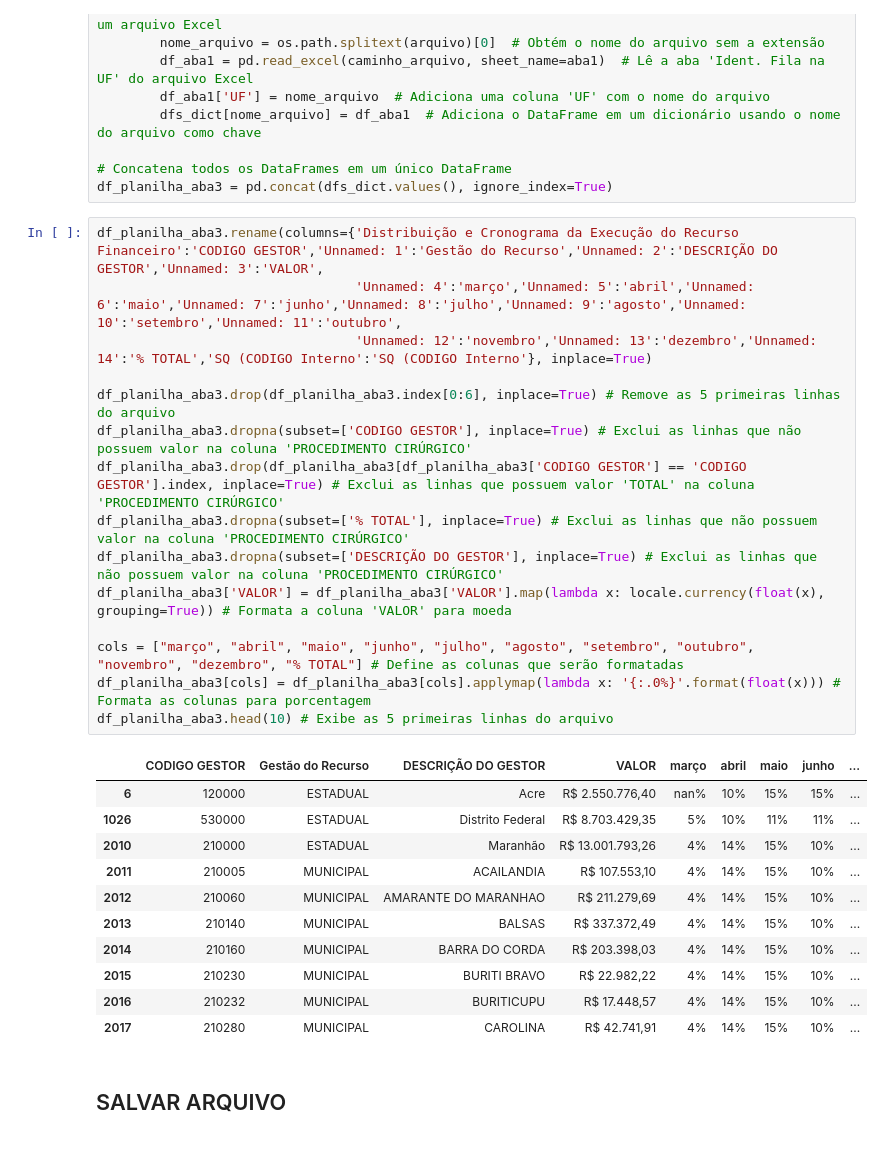
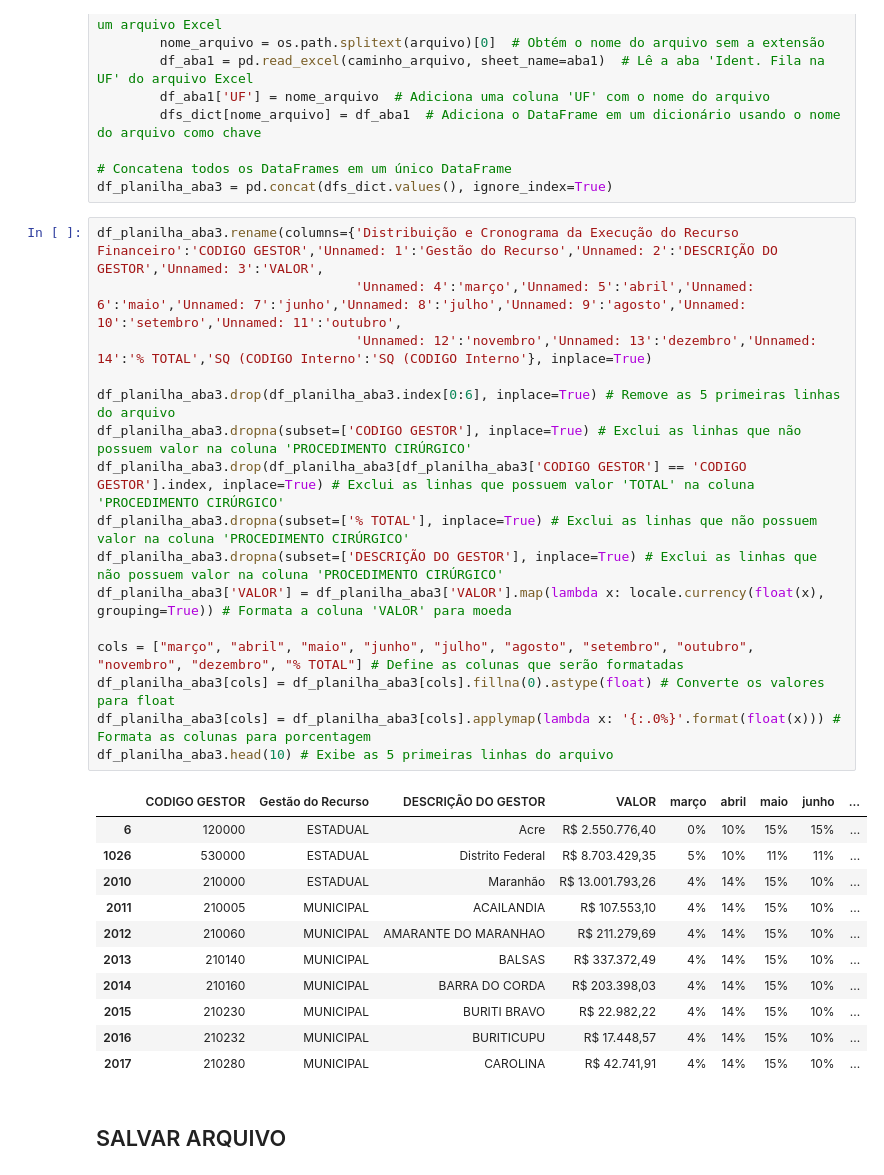
Before and after one commit to otavioaugust1/CONSOLIDACAO_PORTARIA_90, a Jupyter notebook: consolidar.ipynb, the cells around one changed output. Cells and saved outputs as stored; diff of their text form.

```diff
--- a/consolidar.ipynb
+++ b/consolidar.ipynb
@@ -147,21 +147,22 @@ df_planilha_aba3 = pd.concat(dfs_dict.values(), ignore_index=True)
 # %%
 df_planilha_aba3.rename(columns={'Distribuição e Cronograma da Execução do Recurso Financeiro':'CODIGO GESTOR','Unnamed: 1':'Gestão do Recurso','Unnamed: 2':'DESCRIÇÃO DO GESTOR','Unnamed: 3':'VALOR',
                                  'Unnamed: 4':'março','Unnamed: 5':'abril','Unnamed: 6':'maio','Unnamed: 7':'junho','Unnamed: 8':'julho','Unnamed: 9':'agosto','Unnamed: 10':'setembro','Unnamed: 11':'outubro',
                                  'Unnamed: 12':'novembro','Unnamed: 13':'dezembro','Unnamed: 14':'% TOTAL','SQ (CODIGO Interno':'SQ (CODIGO Interno'}, inplace=True)
 
 df_planilha_aba3.drop(df_planilha_aba3.index[0:6], inplace=True) # Remove as 5 primeiras linhas do arquivo
 df_planilha_aba3.dropna(subset=['CODIGO GESTOR'], inplace=True) # Exclui as linhas que não possuem valor na coluna 'PROCEDIMENTO CIRÚRGICO'
 df_planilha_aba3.drop(df_planilha_aba3[df_planilha_aba3['CODIGO GESTOR'] == 'CODIGO GESTOR'].index, inplace=True) # Exclui as linhas que possuem valor 'TOTAL' na coluna 'PROCEDIMENTO CIRÚRGICO'
 df_planilha_aba3.dropna(subset=['% TOTAL'], inplace=True) # Exclui as linhas que não possuem valor na coluna 'PROCEDIMENTO CIRÚRGICO'
 df_planilha_aba3.dropna(subset=['DESCRIÇÃO DO GESTOR'], inplace=True) # Exclui as linhas que não possuem valor na coluna 'PROCEDIMENTO CIRÚRGICO'
 df_planilha_aba3['VALOR'] = df_planilha_aba3['VALOR'].map(lambda x: locale.currency(float(x), grouping=True)) # Formata a coluna 'VALOR' para moeda
 
 cols = ["março", "abril", "maio", "junho", "julho", "agosto", "setembro", "outubro", "novembro", "dezembro", "% TOTAL"] # Define as colunas que serão formatadas
+df_planilha_aba3[cols] = df_planilha_aba3[cols].fillna(0).astype(float) # Converte os valores para float
 df_planilha_aba3[cols] = df_planilha_aba3[cols].applymap(lambda x: '{:.0%}'.format(float(x))) # Formata as colunas para porcentagem
 df_planilha_aba3.head(10) # Exibe as 5 primeiras linhas do arquivo
 # %% [output]
 |  | CODIGO GESTOR | Gestão do Recurso | DESCRIÇÃO DO GESTOR | VALOR | março | abril | maio | junho | ... |
-| 6 | 120000 | ESTADUAL | Acre | R$ 2.550.776,40 | nan% | 10% | 15% | 15% | ... |
+| 6 | 120000 | ESTADUAL | Acre | R$ 2.550.776,40 | 0% | 10% | 15% | 15% | ... |
 | 1026 | 530000 | ESTADUAL | Distrito Federal | R$ 8.703.429,35 | 5% | 10% | 11% | 11% | ... |
 | 2010 | 210000 | ESTADUAL | Maranhão | R$ 13.001.793,26 | 4% | 14% | 15% | 10% | ... |
 | 2011 | 210005 | MUNICIPAL | ACAILANDIA | R$ 107.553,10 | 4% | 14% | 15% | 10% | ... |
```
Also changed, not shown: parts of 1 cell of this notebook.
